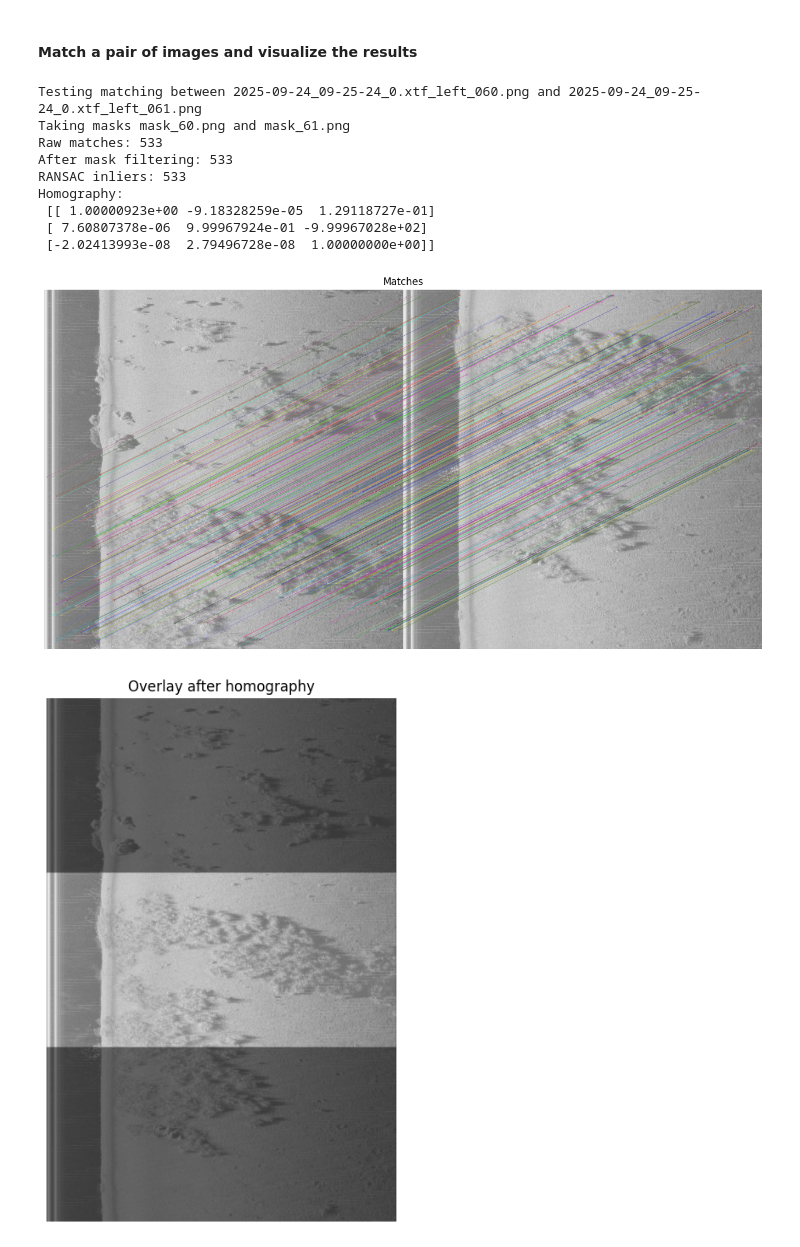
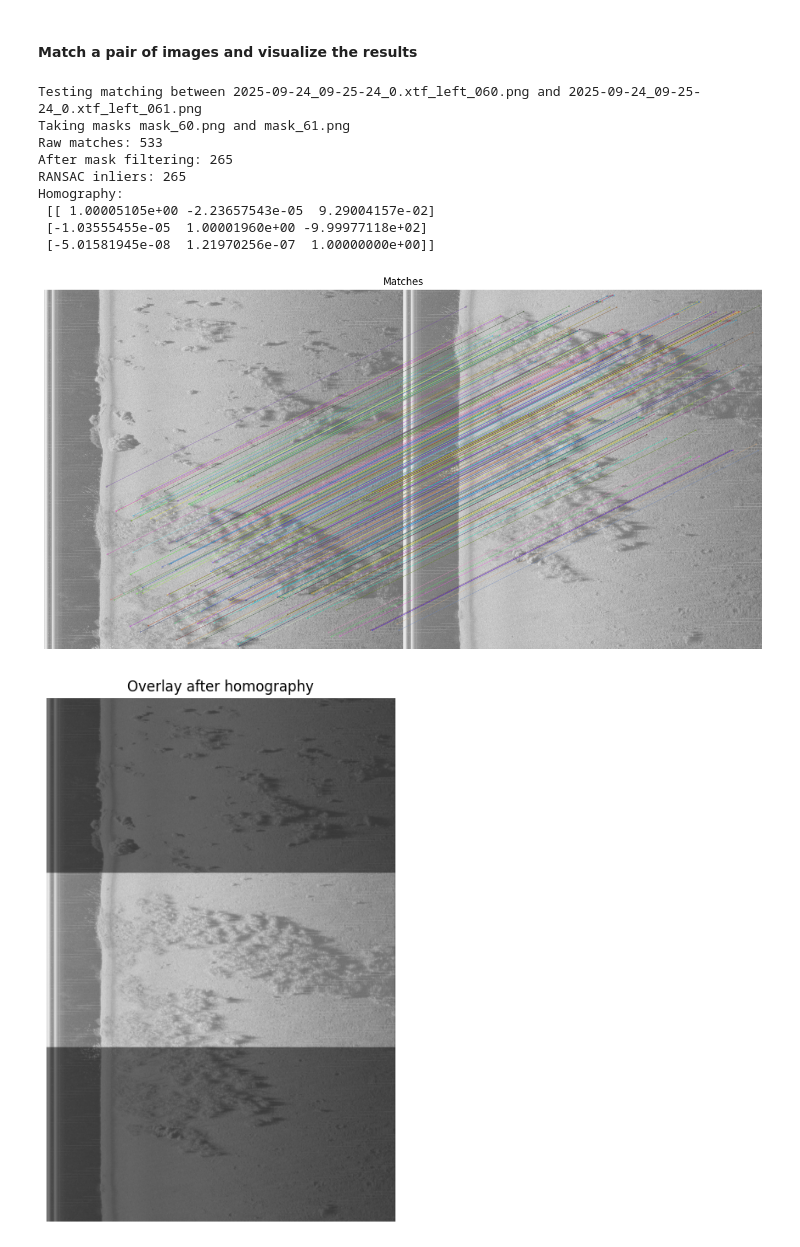
Before and after one commit to david-villanueva-02/HoP-SSS-Loop-Closure, a Jupyter notebook: loop_closure.ipynb, the cells around one changed output. Drawn from its saved outputs; the diff is of its cells as text; code cells hidden in the pictures.

```diff
--- a/loop_closure.ipynb
+++ b/loop_closure.ipynb
@@ -309,44 +309,44 @@ result = run_pipeline_on_images(
     matcher,
     img0,
     img1,
-    # mask0=mask0,
-    # mask1=mask1,
+    mask0=mask0,
+    mask1=mask1,
     ransac_reproj_threshold=8.0,
     ransac_max_iters=10_000,
     ransac_confidence=0.995
 )
 
 # Draws the matches
 vis = draw_matches(img0, img1, result.mkpts0_kept, result.mkpts1_kept, result.ransac_inliers)
 
 print("Raw matches:", len(result.mkpts0))
 print("After mask filtering:", len(result.mkpts0_kept))
 print("RANSAC inliers:", 0 if result.ransac_inliers is None else int(result.ransac_inliers.sum()))
 print("Homography:\n", result.H)
 
 vis_rgb = cv2.cvtColor(vis, cv2.COLOR_BGR2RGB)
 
 plt.figure(figsize=(16, 8))
 plt.imshow(vis_rgb)
 plt.axis("off")
 plt.title("Matches")
 plt.show()
 
 overlay = warp_and_overlay(img1, img0, result.H, alpha=0.5)
 plt.figure(figsize=(10, 8))
 plt.imshow(cv2.cvtColor(overlay, cv2.COLOR_BGR2RGB))
 plt.axis("off")
 plt.title("Overlay after homography")
 plt.show()
 # %% [output]
 Testing matching between 2025-09-24_09-25-24_0.xtf_left_060.png and 2025-09-24_09-25-24_0.xtf_left_061.png
 Taking masks mask_60.png and mask_61.png
 Raw matches: 533
-After mask filtering: 533
-RANSAC inliers: 533
+After mask filtering: 265
+RANSAC inliers: 265
 Homography:
- [[ 1.00000923e+00 -9.18328259e-05  1.29118727e-01]
- [ 7.60807378e-06  9.99967924e-01 -9.99967028e+02]
- [-2.02413993e-08  2.79496728e-08  1.00000000e+00]]
+ [[ 1.00005105e+00 -2.23657543e-05  9.29004157e-02]
+ [-1.03555455e-05  1.00001960e+00 -9.99977118e+02]
+ [-5.01581945e-08  1.21970256e-07  1.00000000e+00]]
-[figure, old version]
+[figure, new version]
-[figure, old version]
+[figure, new version]
```
Also changed, not shown: parts of 7 cells of this notebook, 1 other file.
